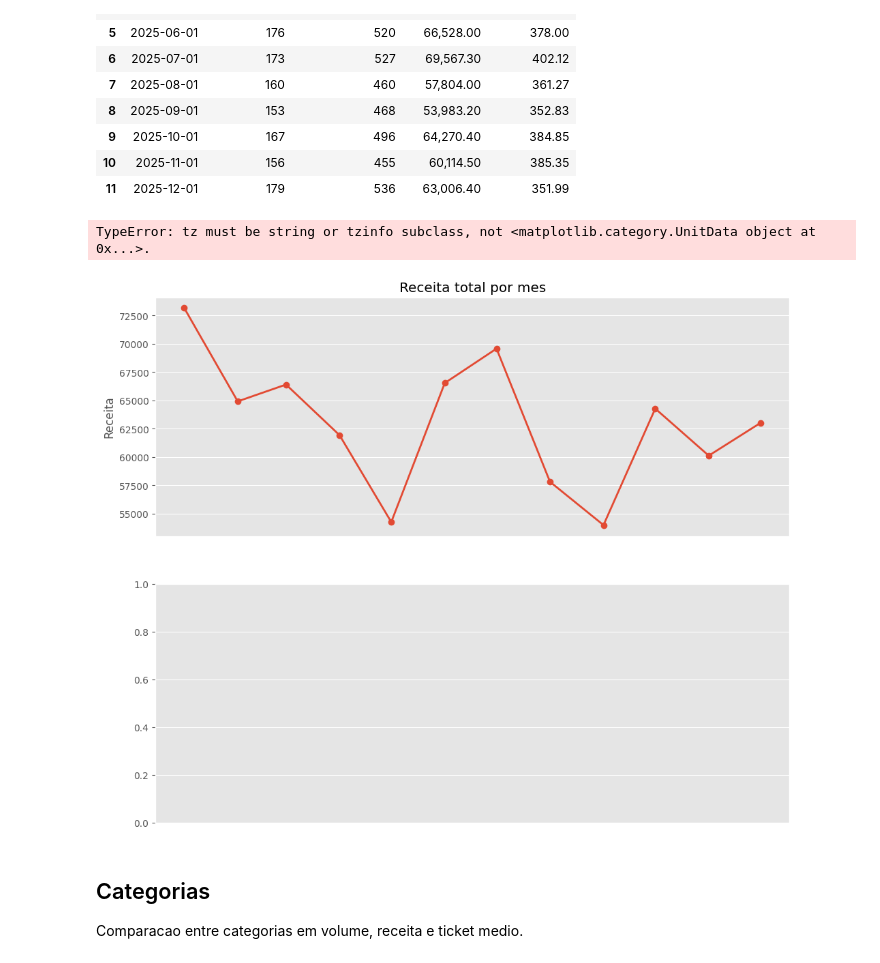
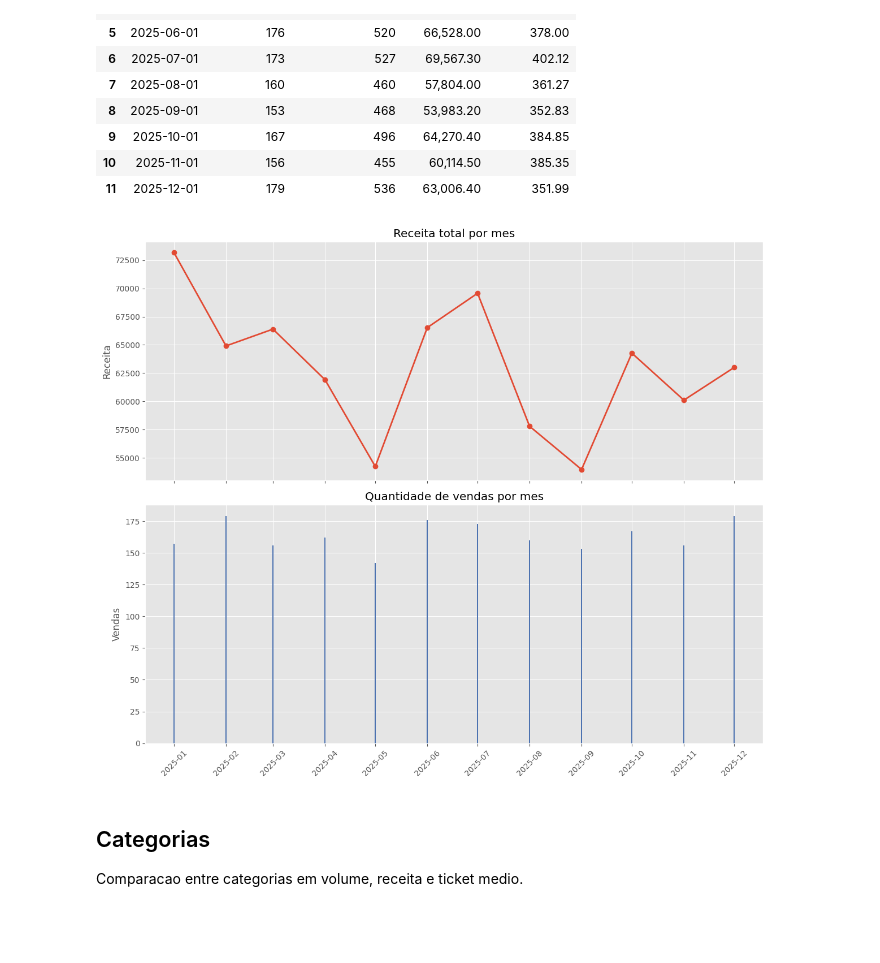
Before and after one commit to guidesiderio/docker-data-project, a Jupyter notebook: notebook/01_exploratory_analysis.ipynb, the cells around one changed output. Saved outputs shown, nothing was run; the diff lists cells and outputs as text; code cells hidden in the pictures; blank space fills up the shorter version.

```diff
--- a/notebook/01_exploratory_analysis.ipynb
+++ b/notebook/01_exploratory_analysis.ipynb
@@ -198,20 +198,21 @@ monthly
 # %%
 fig, axes = plt.subplots(2, 1, figsize=(12, 10), sharex=True)
 
 axes[0].plot(monthly["mes"], monthly["receita_total"], marker="o", linewidth=2)
 axes[0].set_title("Receita total por mes")
 axes[0].set_ylabel("Receita")
 
-axes[1].bar(monthly["mes"].dt.strftime("%Y-%m"), monthly["total_vendas"], color="#4C72B0")
+axes[1].bar(monthly["mes"], monthly["total_vendas"], color="#4C72B0")
 axes[1].set_title("Quantidade de vendas por mes")
 axes[1].set_ylabel("Vendas")
-axes[1].tick_params(axis="x", rotation=45)
+
+axes[1].set_xticks(monthly["mes"])
+axes[1].set_xticklabels(monthly["mes"].dt.strftime("%Y-%m"), rotation=45)
 
 plt.tight_layout()
 plt.show()
 # %% [output]
-TypeError: tz must be string or tzinfo subclass, not <matplotlib.category.UnitData object at 0x...>.
-[figure, old version]
+[figure, new version]
 # %% [markdown]
 ## Categorias
 
```
Also changed, not shown: parts of 8 cells of this notebook.
